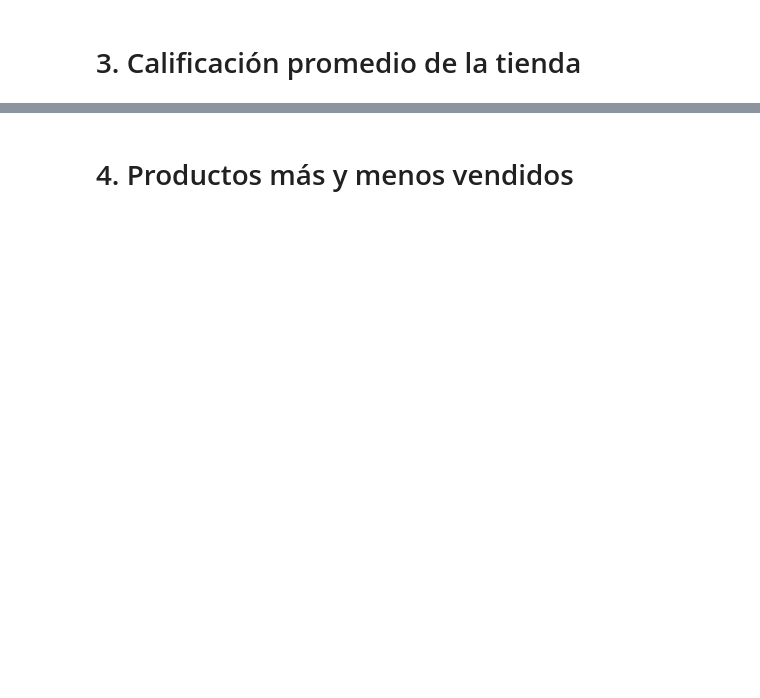
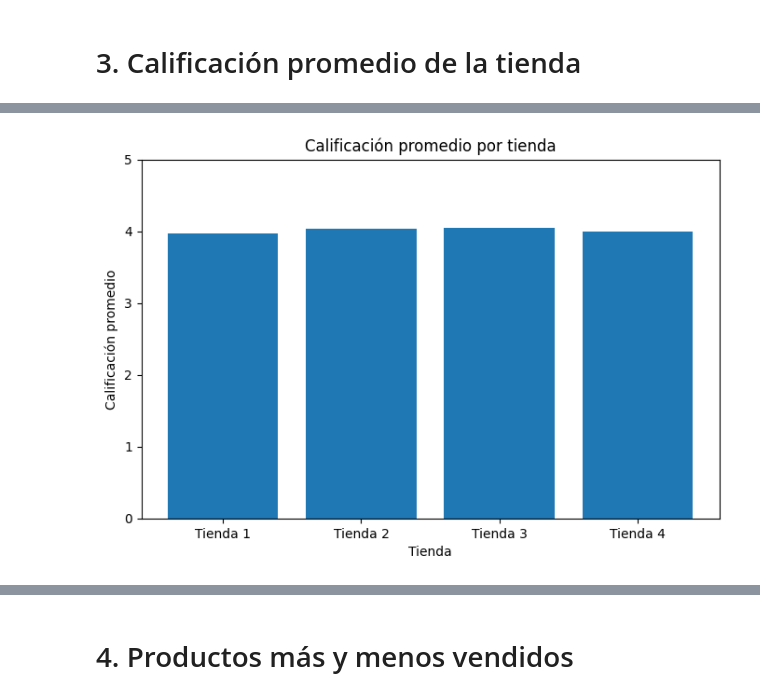
Before and after one commit to sgm0623/challenge-alura-store, a Jupyter notebook: AluraStoreLatam.ipynb, the cells around one changed output, grey strips where cells are left out. Cells and saved outputs as stored; diff of their text form; code cells hidden in the pictures; blank space fills up the shorter version.

```diff
--- a/AluraStoreLatam.ipynb
+++ b/AluraStoreLatam.ipynb
@@ -31,0 +140,7 @@ tienda.head()
+# %%
+tabla_calif = pd.DataFrame({
+    "Tienda": ["Tienda 1", "Tienda 2", "Tienda 3", "Tienda 4"],
+    "Calificación promedio": [prom_t1, prom_t2, prom_t3, prom_t4]
+})
+
+tabla_calif
@@ -31,0 +153,12 @@ tienda.head()
+# %%
+import matplotlib.pyplot as plt
+
+plt.figure(figsize=(8,5))
+plt.bar(tabla_calif["Tienda"], tabla_calif["Calificación promedio"])
+plt.title("Calificación promedio por tienda")
+plt.xlabel("Tienda")
+plt.ylabel("Calificación promedio")
+plt.ylim(0, 5)  # porque la calificación normalmente va de 1 a 5
+plt.show()
+# %% [output]
+[figure, added]
```
Also changed, not shown: parts of 18 cells of this notebook.
